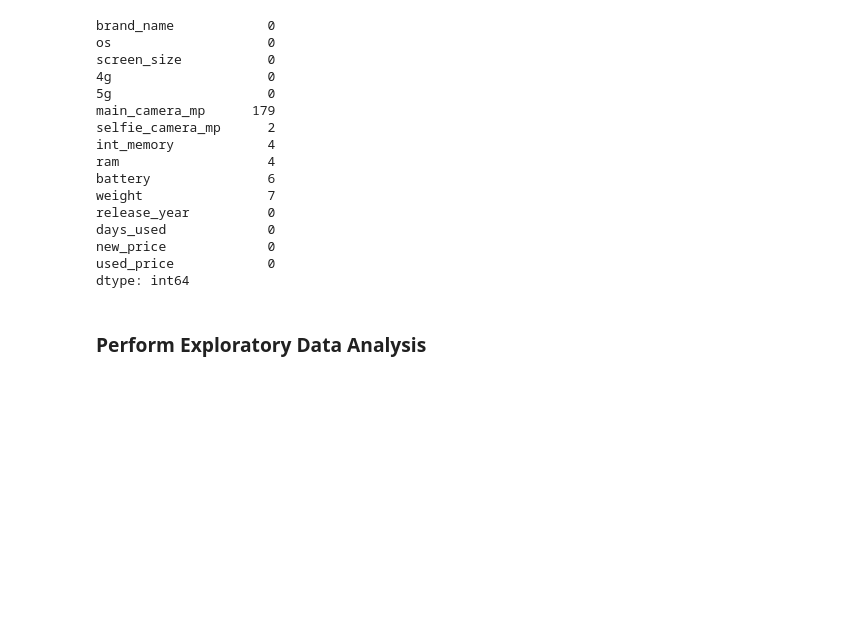
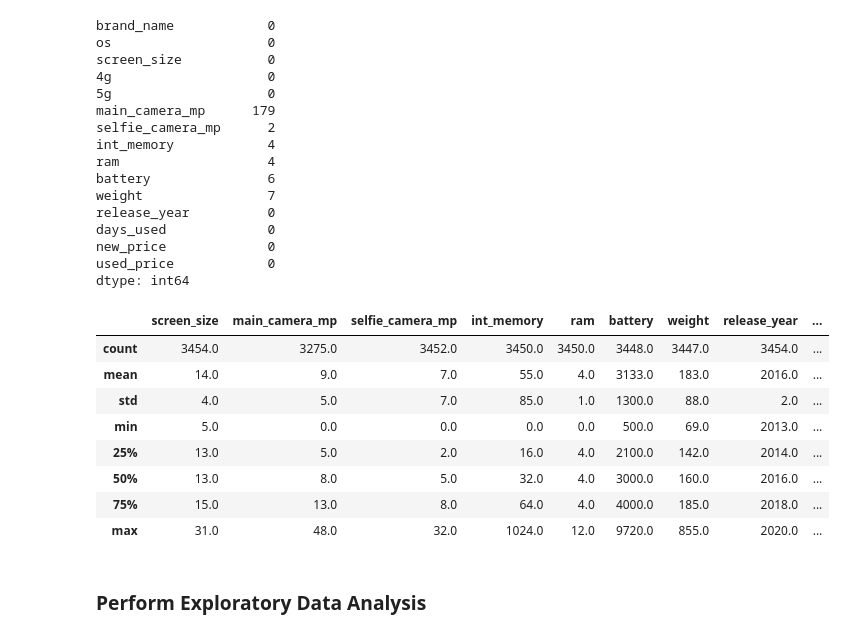
Before and after one commit to moro23/ml_price_prediction_project, a Jupyter notebook: notebook.ipynb, the cells around one changed output. Cells and saved outputs as stored; diff of their text form; code cells hidden in the pictures; blank space fills up the shorter version.

```diff
--- a/notebook.ipynb
+++ b/notebook.ipynb
@@ -118,5 +121,18 @@ days_used             0
 new_price             0
 used_price            0
 dtype: int64
+# %%
+## lets perform a statistical summary on our dataframe
+df.describe().round()
+# %% [output]
+|  | screen_size | main_camera_mp | selfie_camera_mp | int_memory | ram | battery | weight | release_year | ... |
+| count | 3454.0 | 3275.0 | 3452.0 | 3450.0 | 3450.0 | 3448.0 | 3447.0 | 3454.0 | ... |
+| mean | 14.0 | 9.0 | 7.0 | 55.0 | 4.0 | 3133.0 | 183.0 | 2016.0 | ... |
+| std | 4.0 | 5.0 | 7.0 | 85.0 | 1.0 | 1300.0 | 88.0 | 2.0 | ... |
+| min | 5.0 | 0.0 | 0.0 | 0.0 | 0.0 | 500.0 | 69.0 | 2013.0 | ... |
+| 25% | 13.0 | 5.0 | 2.0 | 16.0 | 4.0 | 2100.0 | 142.0 | 2014.0 | ... |
+| 50% | 13.0 | 8.0 | 5.0 | 32.0 | 4.0 | 3000.0 | 160.0 | 2016.0 | ... |
+| 75% | 15.0 | 13.0 | 8.0 | 64.0 | 4.0 | 4000.0 | 185.0 | 2018.0 | ... |
+| max | 31.0 | 48.0 | 32.0 | 1024.0 | 12.0 | 9720.0 | 855.0 | 2020.0 | ... |
 # %% [markdown]
 ### Perform Exploratory Data Analysis
```
Also changed, not shown: parts of 18 cells of this notebook.
